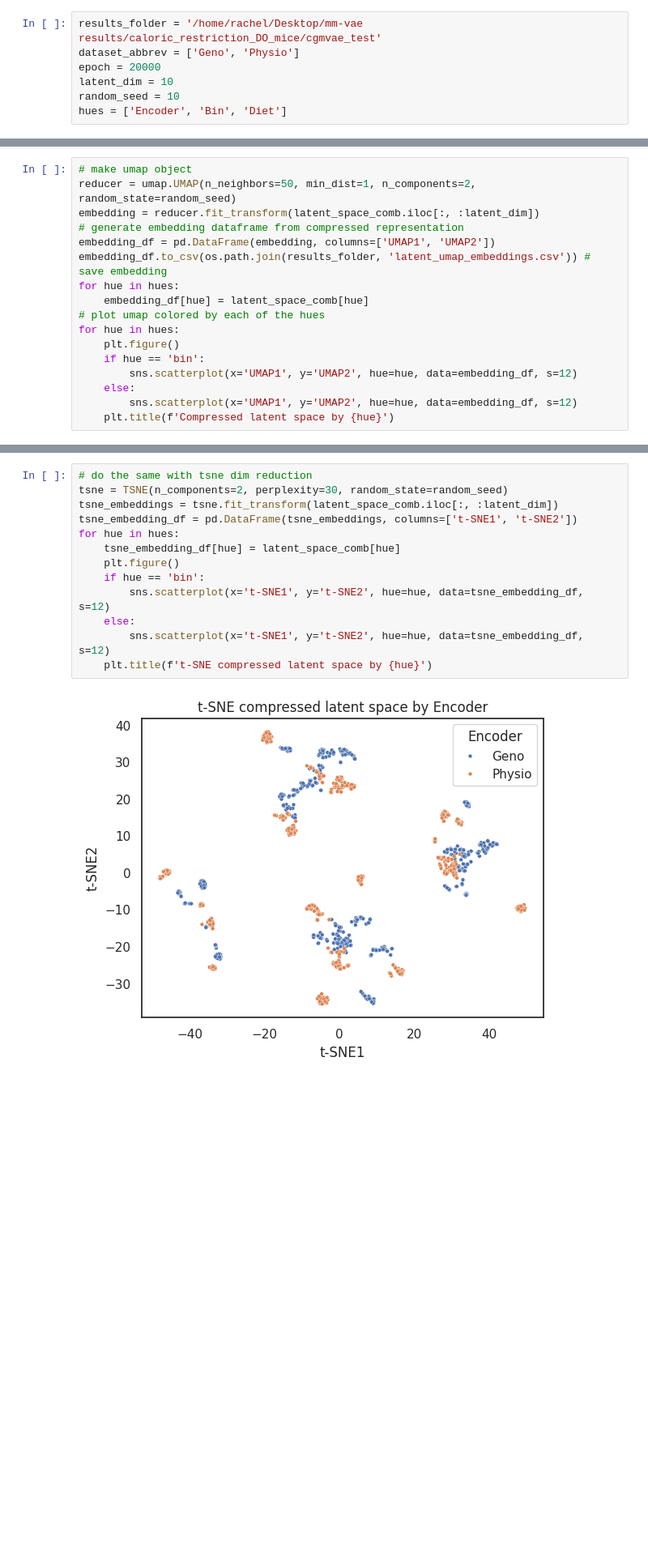
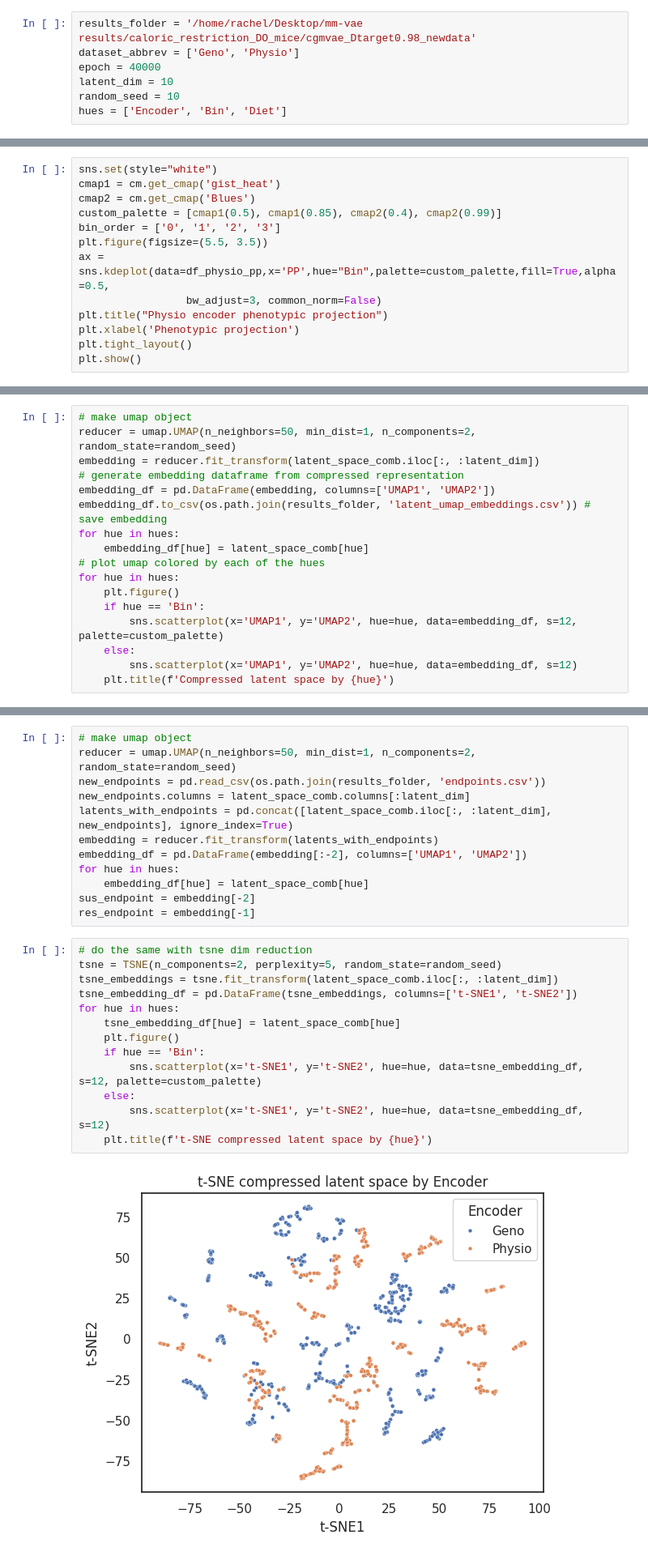
Before and after one commit to draeloslab/mm-vae, a Jupyter notebook: analyze_latent_space_do.ipynb, the cells around one changed output, grey strips where cells are left out. Shown at 81% size. Saved outputs shown, nothing was run; the diff lists cells and outputs as text; blank space fills up the shorter version.

```diff
--- a/analyze_latent_space_do.ipynb
+++ b/analyze_latent_space_do.ipynb
@@ -10,9 +12,9 @@ from sklearn.manifold import TSNE
 
 from utils import*
 # %%
-results_folder = '/home/rachel/Desktop/mm-vae results/caloric_restriction_DO_mice/cgmvae_test'
+results_folder = '/home/rachel/Desktop/mm-vae results/caloric_restriction_DO_mice/cgmvae_Dtarget0.98_newdata'
 dataset_abbrev = ['Geno', 'Physio']
-epoch = 20000
+epoch = 40000
 latent_dim = 10
 random_seed = 10
 hues = ['Encoder', 'Bin', 'Diet']
@@ -148,0 +197,13 @@ plt.show()
+# %%
+sns.set(style="white")
+cmap1 = cm.get_cmap('gist_heat')
+cmap2 = cm.get_cmap('Blues')
+custom_palette = [cmap1(0.5), cmap1(0.85), cmap2(0.4), cmap2(0.99)]
+bin_order = ['0', '1', '2', '3']
+plt.figure(figsize=(5.5, 3.5))
+ax = sns.kdeplot(data=df_physio_pp,x='PP',hue="Bin",palette=custom_palette,fill=True,alpha=0.5,
+                 bw_adjust=3, common_norm=False)
+plt.title("Physio encoder phenotypic projection")
+plt.xlabel('Phenotypic projection')
+plt.tight_layout()
+plt.show()
@@ -158,8 +221,8 @@ for hue in hues:
 # plot umap colored by each of the hues
 for hue in hues:
     plt.figure()
-    if hue == 'bin':
-        sns.scatterplot(x='UMAP1', y='UMAP2', hue=hue, data=embedding_df, s=12)
+    if hue == 'Bin':
+        sns.scatterplot(x='UMAP1', y='UMAP2', hue=hue, data=embedding_df, s=12, palette=custom_palette)
     else:
         sns.scatterplot(x='UMAP1', y='UMAP2', hue=hue, data=embedding_df, s=12)
     plt.title(f'Compressed latent space by {hue}')
@@ -170,15 +240,27 @@ for hue in hues:
+# %%
+# make umap object
+reducer = umap.UMAP(n_neighbors=50, min_dist=1, n_components=2, random_state=random_seed)
+new_endpoints = pd.read_csv(os.path.join(results_folder, 'endpoints.csv'))
+new_endpoints.columns = latent_space_comb.columns[:latent_dim]
+latents_with_endpoints = pd.concat([latent_space_comb.iloc[:, :latent_dim], new_endpoints], ignore_index=True)
+embedding = reducer.fit_transform(latents_with_endpoints)
+embedding_df = pd.DataFrame(embedding[:-2], columns=['UMAP1', 'UMAP2'])
+for hue in hues:
+    embedding_df[hue] = latent_space_comb[hue]
+sus_endpoint = embedding[-2]
+res_endpoint = embedding[-1]
 # %%
 # do the same with tsne dim reduction
-tsne = TSNE(n_components=2, perplexity=30, random_state=random_seed)
+tsne = TSNE(n_components=2, perplexity=5, random_state=random_seed)
 tsne_embeddings = tsne.fit_transform(latent_space_comb.iloc[:, :latent_dim])
 tsne_embedding_df = pd.DataFrame(tsne_embeddings, columns=['t-SNE1', 't-SNE2'])
 for hue in hues:
     tsne_embedding_df[hue] = latent_space_comb[hue]
     plt.figure()
-    if hue == 'bin':
-        sns.scatterplot(x='t-SNE1', y='t-SNE2', hue=hue, data=tsne_embedding_df, s=12)
+    if hue == 'Bin':
+        sns.scatterplot(x='t-SNE1', y='t-SNE2', hue=hue, data=tsne_embedding_df, s=12, palette=custom_palette)
     else:
         sns.scatterplot(x='t-SNE1', y='t-SNE2', hue=hue, data=tsne_embedding_df, s=12)
     plt.title(f't-SNE compressed latent space by {hue}')
 # %% [output]
-[figure, old version]
+[figure, new version]
```
Also changed, not shown: parts of 61 cells of this notebook, 8 other files.
